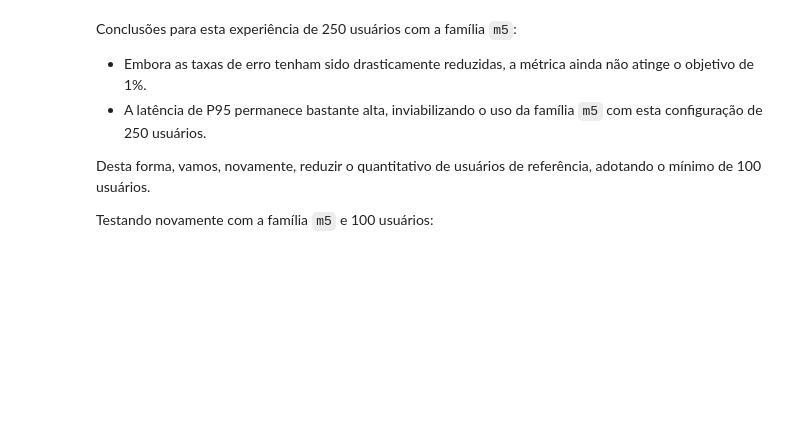
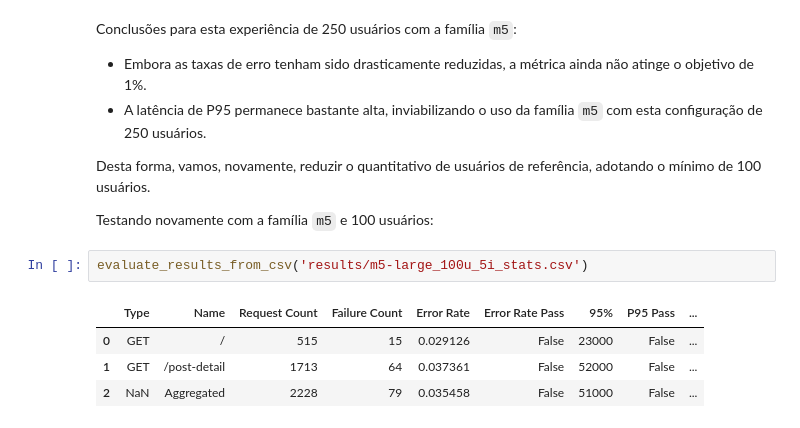
Before and after one commit to jonasluz/DIA.X540.cloud-ai, a Jupyter notebook: Project-4/Project-4.ipynb, the cells around one changed output. Cells and saved outputs as stored; diff of their text form; blank space fills up the shorter version.

Commit message:
Lab Results | Analysis of m5 family for 100 users.

```diff
--- a/Project-4/Project-4.ipynb
+++ b/Project-4/Project-4.ipynb
@@ -402,3 +402,10 @@ Conclusões para esta experiência de 250 usuários com a família `m5`:
 Desta forma, vamos, novamente, reduzir o quantitativo de usuários de referência, adotando o mínimo de 100 usuários.
 
 Testando novamente com a família `m5` e 100 usuários:
+# %%
+evaluate_results_from_csv('results/m5-large_100u_5i_stats.csv')
+# %% [output]
+|  | Type | Name | Request Count | Failure Count | Error Rate | Error Rate Pass | 95% | P95 Pass | ... |
+| 0 | GET | / | 515 | 15 | 0.029126 | False | 23000 | False | ... |
+| 1 | GET | /post-detail | 1713 | 64 | 0.037361 | False | 52000 | False | ... |
+| 2 | NaN | Aggregated | 2228 | 79 | 0.035458 | False | 51000 | False | ... |
```
Also changed, not shown: parts of 2 cells of this notebook, 4 other files.
